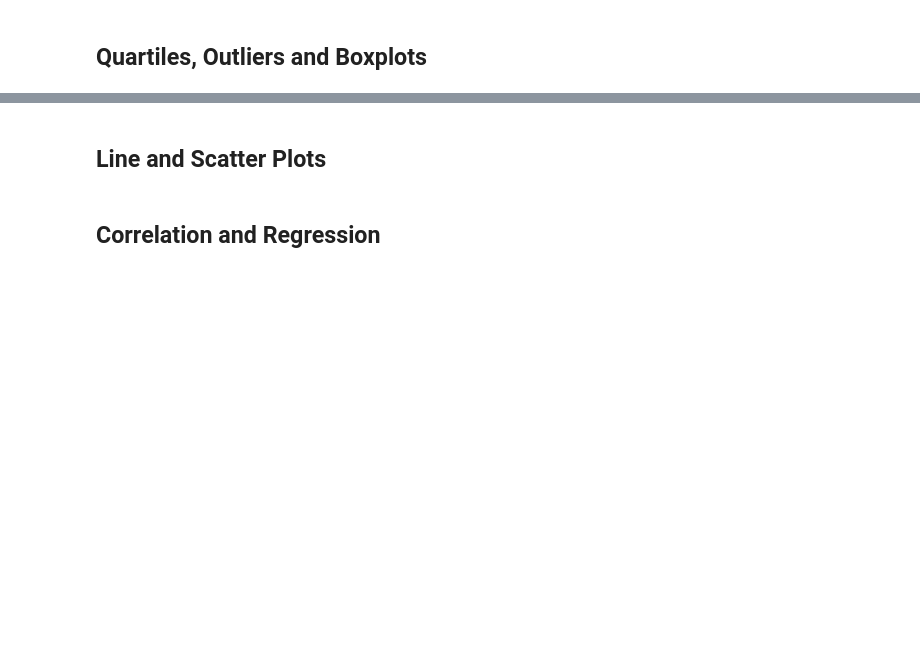
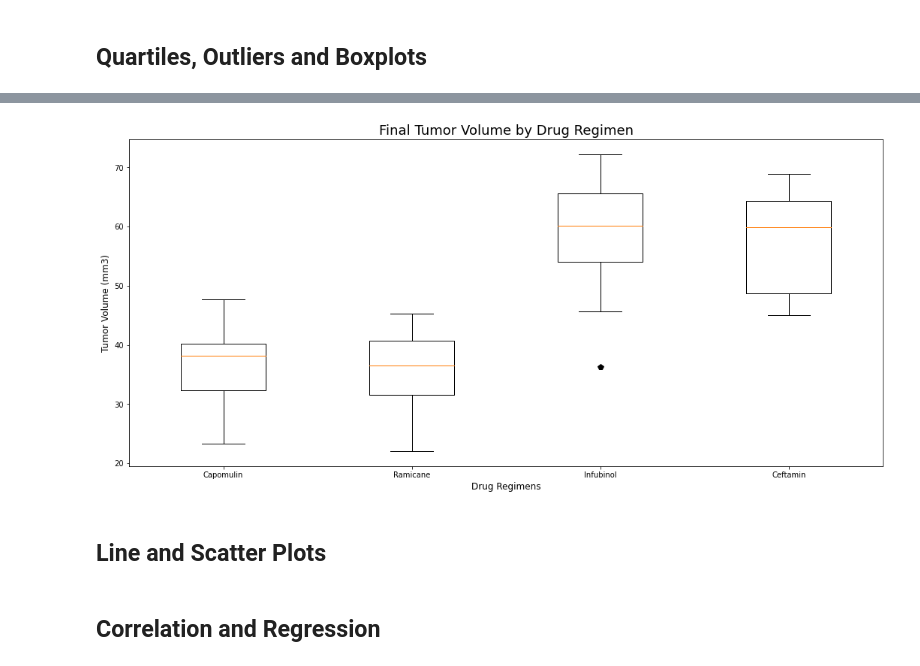
Before and after one commit to Bc-AJPR/Matplotlib_The_Power_of_Plots, a Jupyter notebook: pymaceuticals_starter.ipynb, the cells around one changed output, grey strips where cells are left out. Saved outputs shown, nothing was run; the diff lists cells and outputs as text; code cells hidden in the pictures; blank space fills up the shorter version.

```diff
--- a/pymaceuticals_starter.ipynb
+++ b/pymaceuticals_starter.ipynb
@@ -159,10 +184,14 @@ NameError: name 'mouse_gender' is not defined
 # %% [markdown]
 ## Quartiles, Outliers and Boxplots
 # %%
-# Calculate the final tumor volume of each mouse across four of the treatment regimens:
-# Capomulin, Ramicane, Infubinol, and Ceftamin
+capomulin_df = mice_clean.loc[mice_clean["Drug Regimen"] == "Capomulin",:]
+ramicane_df = mice_clean.loc[mice_clean["Drug Regimen"] == "Ramicane", :]
+infubinol_df = mice_clean.loc[mice_clean["Drug Regimen"] == "Infubinol", :]
+ceftamin_df = mice_clean.loc[mice_clean["Drug Regimen"] == "Ceftamin", :]
 
-# Start by getting the last (greatest) timepoint for each mouse
-
+# Start by getting the last (greatest) timepoint for each mouse -- icludes all regimens
+greatest_tp = mice_clean.groupby(["Mouse ID"])['Timepoint'].max().reset_index()
 
 # Merge this group df with the original dataframe to get the tumor volume at the last timepoint
+# Only teh volume for the greatest Timepoint is Kept.
+mice_greatest = greatest_tp.merge(mice_clean,on=['Mouse ID','Timepoint'],how="left")
@@ -188,3 +258,14 @@ NameError: name 'mouse_gender' is not defined
+# %%
+# Generate a box plot of the final tumor volume of each mouse across four regimens of interest
+fig1, ax1 = plt.subplots(figsize=(18, 8))
+ax1.set_title('Final Tumor Volume by Drug Regimen', fontsize=18)
+ax1.set_ylabel('Tumor Volume (mm3)', fontsize=12)
+ax1.set_xlabel('Drug Regimens', fontsize=12)
+ax1.boxplot(tumor_vol_data, flierprops = dict(markerfacecolor='k', marker='p', markersize='8'))
+ax1.set_xticklabels(the4_regimens)
+plt.show()
+# %% [output]
+[figure, added]
 # %% [markdown]
 ## Line and Scatter Plots
 # %%
```
Also changed, not shown: parts of 14 cells of this notebook, 1 other file.
